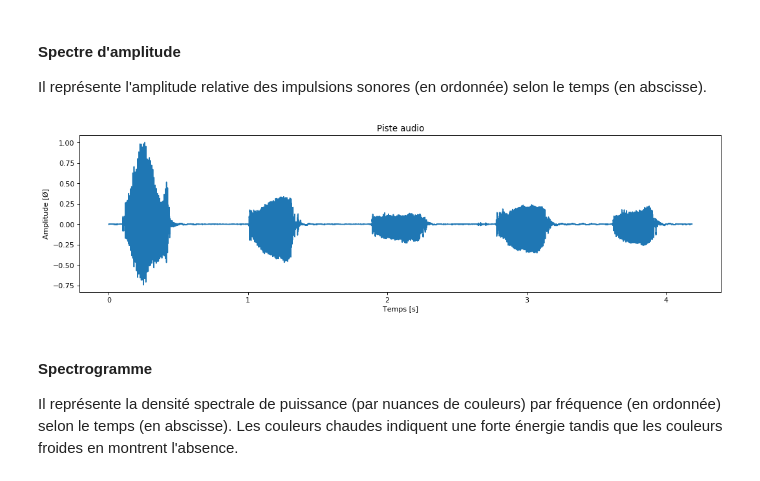
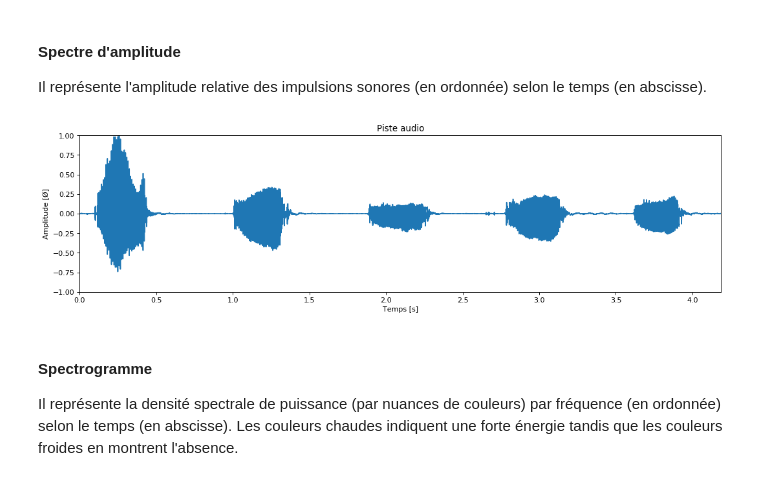
Before and after one commit to lowlighter/sound, a Jupyter notebook: Projet M1.ipynb, the cells around one changed output. Drawn from its saved outputs; the diff is of its cells as text; code cells hidden in the pictures.

```diff
--- a/Projet M1.ipynb
+++ b/Projet M1.ipynb
@@ -43,25 +55,24 @@ file = "src/test2.wav"
 
 Il représente l'amplitude relative des impulsions sonores (en ordonnée) selon le temps (en abscisse).
 # %%
-#!masquer
-
-# Lecture du fichier audio
-fs, y = sw.read(file)
-yn = y/max(y)
-
-# Nombre d'échantillons et échelle temporelle
-N = len(y)
-t = np.linspace(0, N/fs, N)
-
+#! masquer
 # Affichage du spectre d'amplitude
-plt.figure(figsize=(16, 4), dpi= 80, facecolor="w", edgecolor="k")
-plt.title("Piste audio")
-plt.xlabel("Temps [s]")
-plt.ylabel("Amplitude [Ø]")
-plt.plot(t, yn)
-plt.show()
+# - y : Amplitudes
+# - t : Echelle temporelle
+def plot_specamp(y, t):
+    plt.figure(figsize=(16, 4), dpi= 80, facecolor="w", edgecolor="k")
+    plt.title("Piste audio")
+    plt.xlabel("Temps [s]")
+    plt.ylabel("Amplitude [Ø]")
+    plt.xlim(0, t[-1])
+    plt.ylim(-1, +1)
+    plt.plot(t, y)
+    plt.show()
-# %% [output]
-[figure, removed]
+# %%
+#!masquer
+plot_specamp(y/max(abs(y)), t)
+# %% [output]
+[figure, added]
 # %% [markdown]
 #### Spectrogramme
 
```
Also changed, not shown: parts of 26 cells of this notebook, 1 other file.
